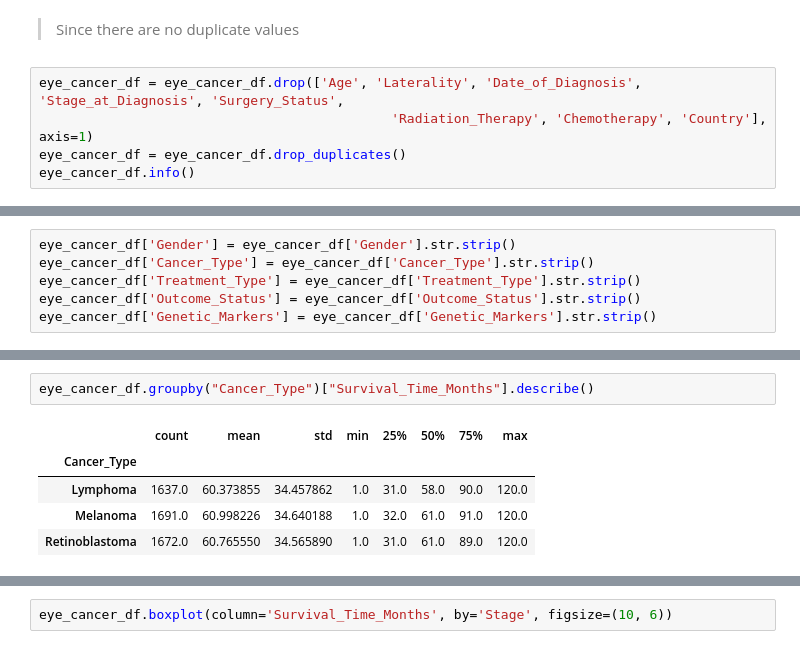
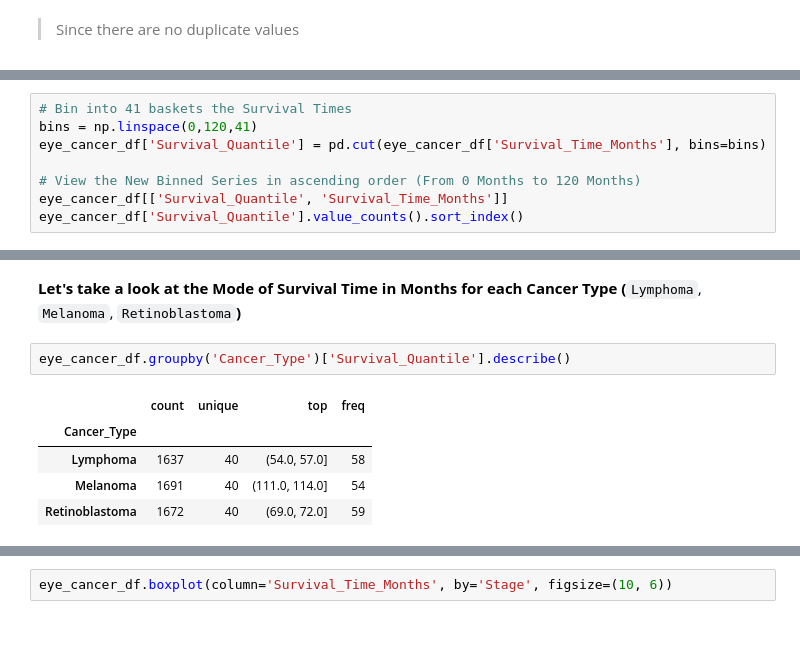
Before and after one commit to Kamote35/CSMODEL-S20-pandas-Salle-, a Jupyter notebook: [CSMODEL]Pandas_Salle_WithExplanations(Visualizations).ipynb, the cells around one changed output, grey strips where cells are left out. Drawn from its saved outputs; the diff is of its cells as text.

```diff
--- a/[CSMODEL]Pandas_Salle_WithExplanations(Visualizations).ipynb
+++ b/[CSMODEL]Pandas_Salle_WithExplanations(Visualizations).ipynb
@@ -129,8 +129,3 @@ Unique values in Country: ['UK' 'Japan' 'Canada' 'USA' 'Australia' 'Germany' 'So
  'France' 'India']
 # %% [markdown]
 > Since there are no duplicate values
-# %%
-eye_cancer_df = eye_cancer_df.drop(['Age', 'Laterality', 'Date_of_Diagnosis', 'Stage_at_Diagnosis', 'Surgery_Status',
-                                             'Radiation_Therapy', 'Chemotherapy', 'Country'], axis=1)
-eye_cancer_df = eye_cancer_df.drop_duplicates()
-eye_cancer_df.info()
@@ -153,6 +131,0 @@ memory usage: 278.4+ KB
-# %%
-eye_cancer_df['Gender'] = eye_cancer_df['Gender'].str.strip()
-eye_cancer_df['Cancer_Type'] = eye_cancer_df['Cancer_Type'].str.strip()
-eye_cancer_df['Treatment_Type'] = eye_cancer_df['Treatment_Type'].str.strip()
-eye_cancer_df['Outcome_Status'] = eye_cancer_df['Outcome_Status'].str.strip()
-eye_cancer_df['Genetic_Markers'] = eye_cancer_df['Genetic_Markers'].str.strip()
@@ -190,0 +137,8 @@ To visualize if survival time varies with the cancer type, let's use the box plo
+# %%
+# Bin into 41 baskets the Survival Times
+bins = np.linspace(0,120,41)
+eye_cancer_df['Survival_Quantile'] = pd.cut(eye_cancer_df['Survival_Time_Months'], bins=bins)
+
+# View the New Binned Series in ascending order (From 0 Months to 120 Months)
+eye_cancer_df[['Survival_Quantile', 'Survival_Time_Months']]
+eye_cancer_df['Survival_Quantile'].value_counts().sort_index()
@@ -200,8 +188,10 @@ plt.show()
+# %% [markdown]
+**Let's take a look at the Mode of Survival Time in Months for each Cancer Type (**`Lymphoma`, `Melanoma`, `Retinoblastoma`**)**
 # %%
-eye_cancer_df.groupby("Cancer_Type")["Survival_Time_Months"].describe()
+eye_cancer_df.groupby('Cancer_Type')['Survival_Quantile'].describe()
 # %% [output]
-|  | count | mean | std | min | 25% | 50% | 75% | max |
-| Cancer_Type |  |  |  |  |  |  |  |  |
-| Lymphoma | 1637.0 | 60.373855 | 34.457862 | 1.0 | 31.0 | 58.0 | 90.0 | 120.0 |
-| Melanoma | 1691.0 | 60.998226 | 34.640188 | 1.0 | 32.0 | 61.0 | 91.0 | 120.0 |
-| Retinoblastoma | 1672.0 | 60.765550 | 34.565890 | 1.0 | 31.0 | 61.0 | 89.0 | 120.0 |
+|  | count | unique | top | freq |
+| Cancer_Type |  |  |  |  |
+| Lymphoma | 1637 | 40 | (54.0, 57.0] | 58 |
+| Melanoma | 1691 | 40 | (111.0, 114.0] | 54 |
+| Retinoblastoma | 1672 | 40 | (69.0, 72.0] | 59 |
```
Also changed, not shown: parts of 15 cells of this notebook.
